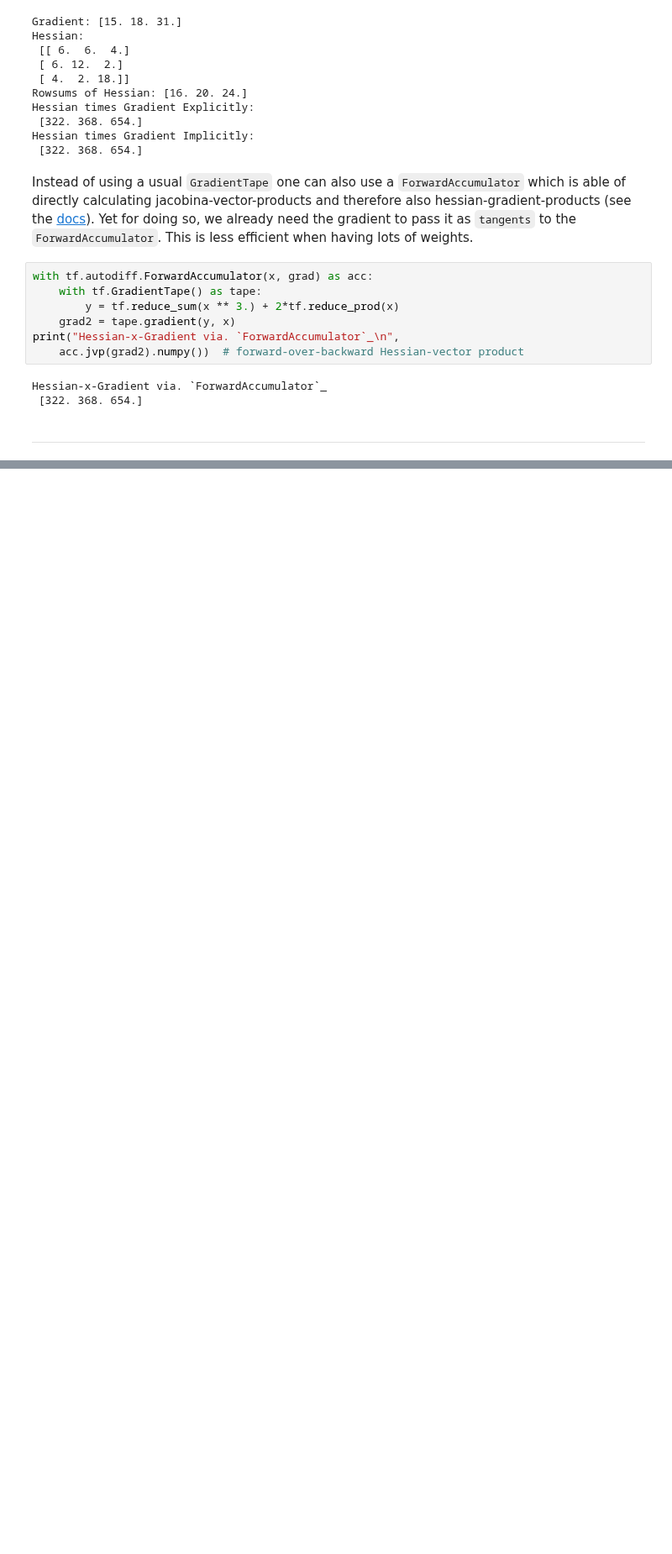
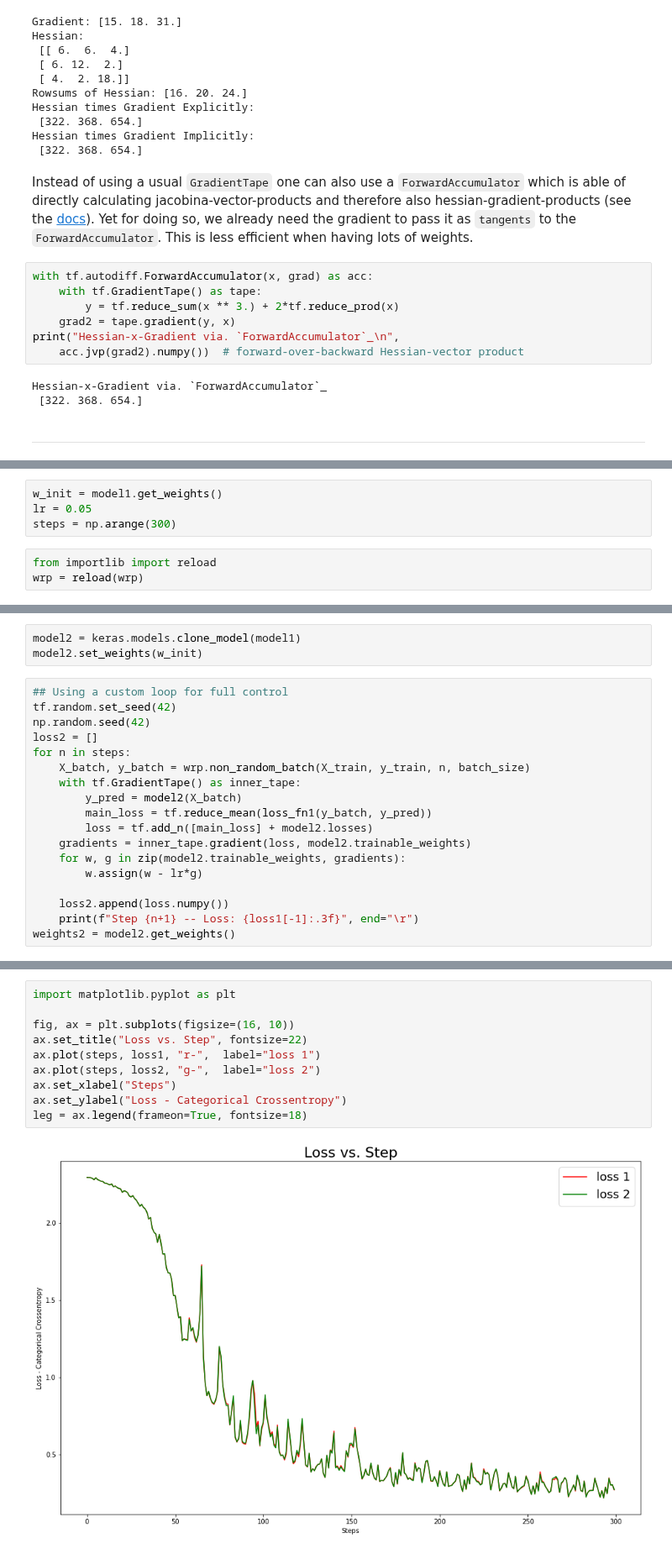
Before and after one commit to JannisZeller/prospr, a Jupyter notebook: _aux.ipynb, the cells around one changed output, grey strips where cells are left out. Shown at 84% size. Saved outputs shown, nothing was run; the diff lists cells and outputs as text; blank space fills up the shorter version.

Commit message:
feature: added keras-reproducability part to _aux

```diff
--- a/_aux.ipynb
+++ b/_aux.ipynb
@@ -67,0 +100,7 @@ Hessian-x-Gradient via. `ForwardAccumulator`_
+# %%
+w_init = model1.get_weights()
+lr = 0.05
+steps = np.arange(300)
+# %%
+from importlib import reload
+wrp = reload(wrp)
@@ -67,0 +131,21 @@ Hessian-x-Gradient via. `ForwardAccumulator`_
+# %%
+model2 = keras.models.clone_model(model1)
+model2.set_weights(w_init)
+# %%
+## Using a custom loop for full control
+tf.random.set_seed(42)
+np.random.seed(42)
+loss2 = []
+for n in steps:
+    X_batch, y_batch = wrp.non_random_batch(X_train, y_train, n, batch_size)
+    with tf.GradientTape() as inner_tape:
+        y_pred = model2(X_batch)
+        main_loss = tf.reduce_mean(loss_fn1(y_batch, y_pred))
+        loss = tf.add_n([main_loss] + model2.losses)
+    gradients = inner_tape.gradient(loss, model2.trainable_weights)
+    for w, g in zip(model2.trainable_weights, gradients):
+        w.assign(w - lr*g)
+
+    loss2.append(loss.numpy())
+    print(f"Step {n+1} -- Loss: {loss1[-1]:.3f}", end="\r")
+weights2 = model2.get_weights()
@@ -67,0 +178,12 @@ Hessian-x-Gradient via. `ForwardAccumulator`_
+# %%
+import matplotlib.pyplot as plt
+
+fig, ax = plt.subplots(figsize=(16, 10))
+ax.set_title("Loss vs. Step", fontsize=22)
+ax.plot(steps, loss1, "r-",  label="loss 1")
+ax.plot(steps, loss2, "g-",  label="loss 2")
+ax.set_xlabel("Steps")
+ax.set_ylabel("Loss - Categorical Crossentropy")
+leg = ax.legend(frameon=True, fontsize=18)
+# %% [output]
+[figure, added]
```
Also changed, not shown: parts of 15 cells of this notebook, 2 other files.
